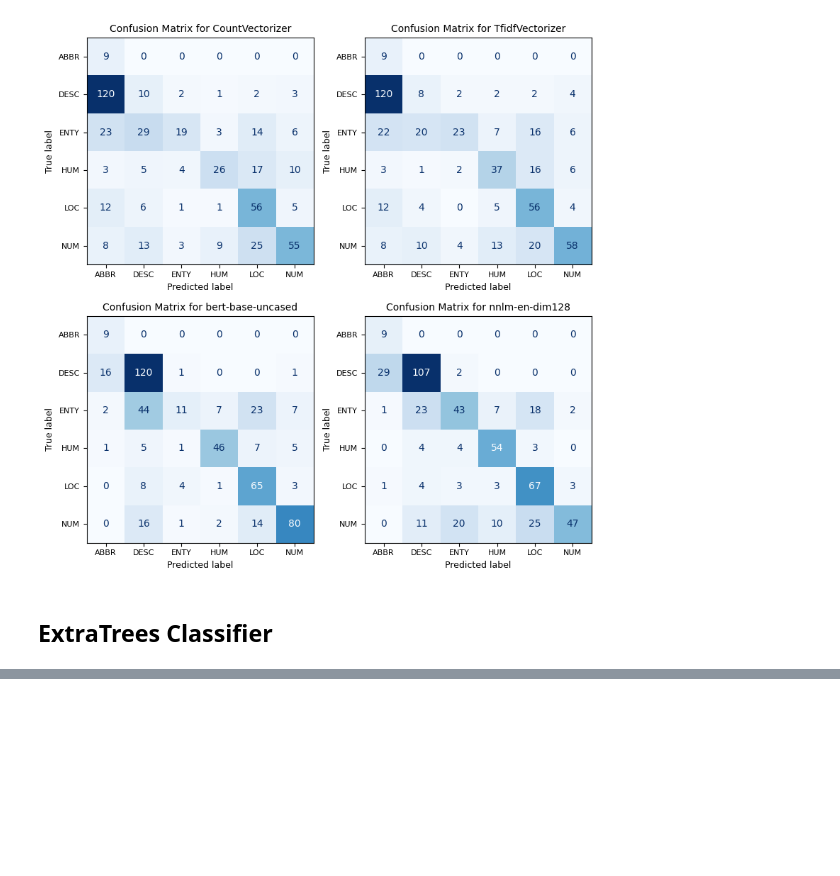
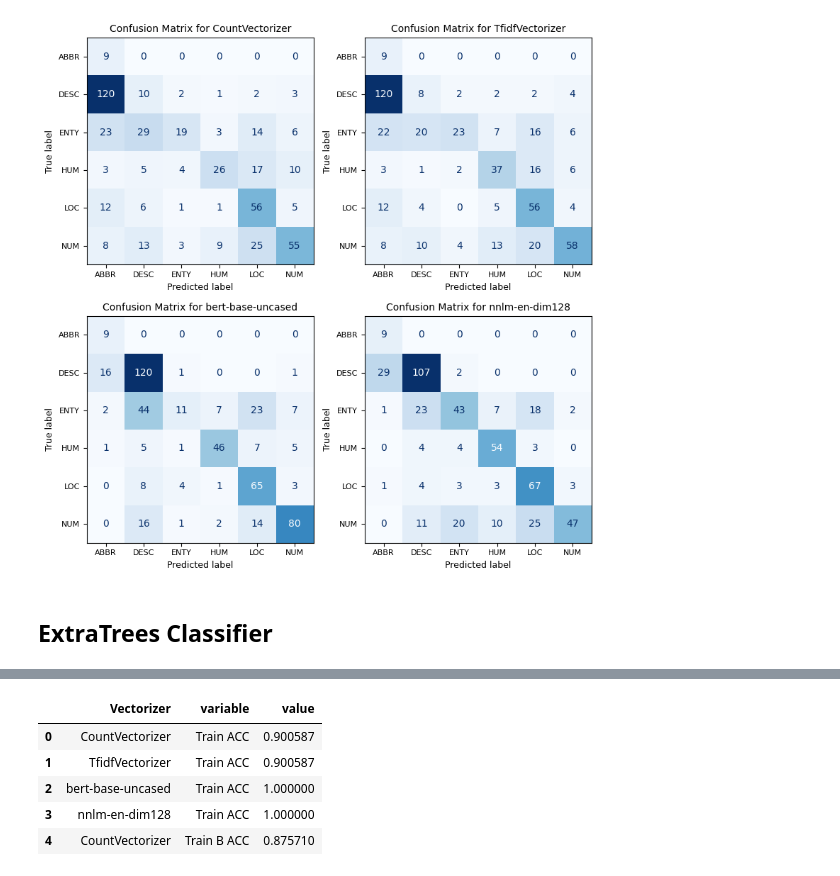
Before and after one commit to Ibrahim-Ola/ml_for_sentence_classification, a Jupyter notebook: modeling.ipynb, the cells around one changed output, grey strips where cells are left out. Saved outputs shown, nothing was run; the diff lists cells and outputs as text; code cells hidden in the pictures; blank space fills up the shorter version.

```diff
--- a/modeling.ipynb
+++ b/modeling.ipynb
@@ -542,0 +589,10 @@ rf_results = train_and_evaluate_models(model, parameters)
+# %%
+et_melt=pd.melt(et_results['metrics_df'], id_vars=['Vectorizer'], value_vars=['Train ACC', 'Train B ACC', 'Train F1', 'Test ACC', 'Test B ACC', 'Test F1'])
+et_melt.head()
+# %% [output]
+|  | Vectorizer | variable | value |
+| 0 | CountVectorizer | Train ACC | 0.900587 |
+| 1 | TfidfVectorizer | Train ACC | 0.900587 |
+| 2 | bert-base-uncased | Train ACC | 1.000000 |
+| 3 | nnlm-en-dim128 | Train ACC | 1.000000 |
+| 4 | CountVectorizer | Train B ACC | 0.875710 |
```
Also changed, not shown: parts of 7 cells of this notebook.
